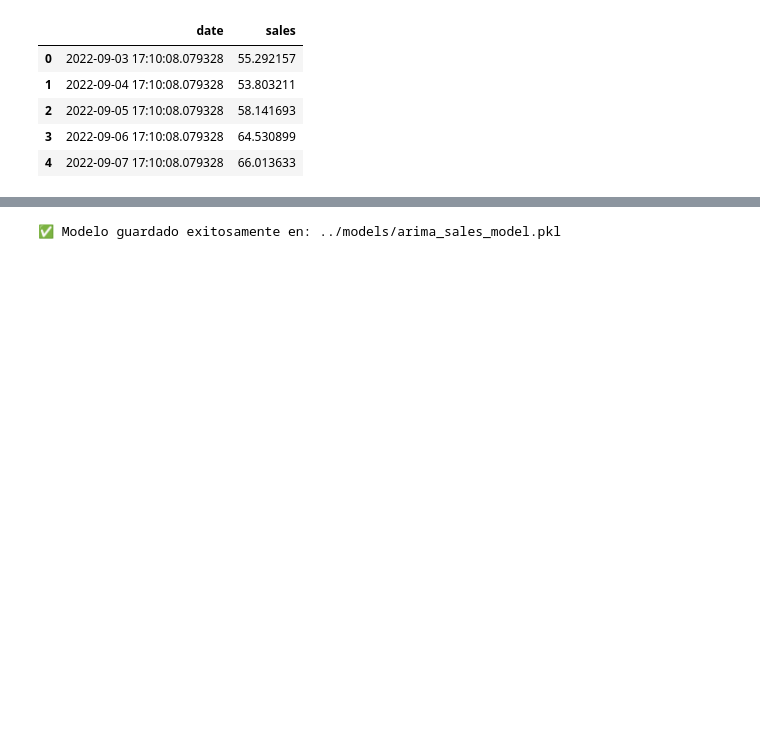
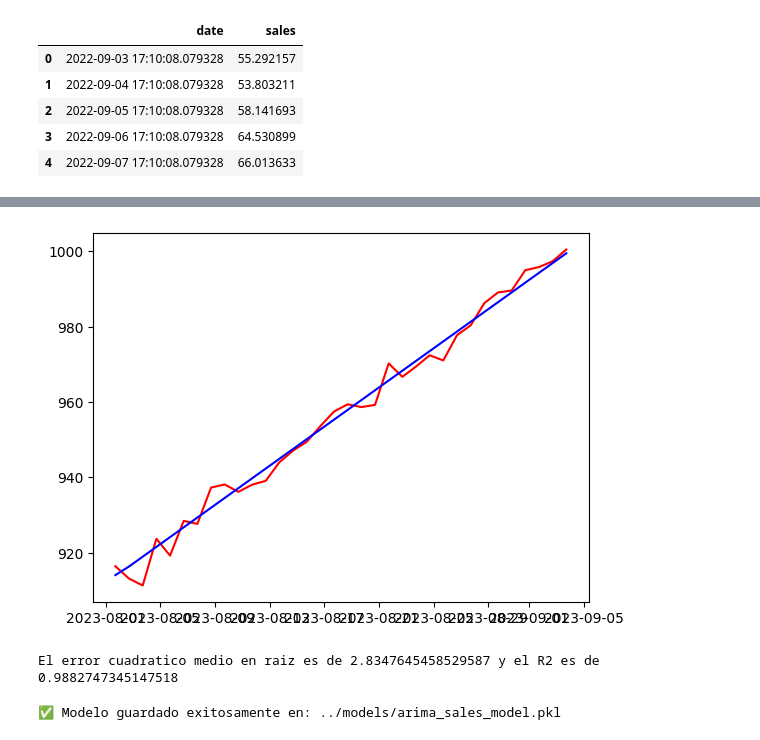
Before and after one commit to 4GeeksAcademy/series_de_tiempo_alternativoMgF, a Jupyter notebook: src/explore.ipynb, the cells around one changed output, grey strips where cells are left out. Drawn from its saved outputs; the diff is of its cells as text; code cells hidden in the pictures; blank space fills up the shorter version.

```diff
--- a/src/explore.ipynb
+++ b/src/explore.ipynb
@@ -153,0 +103,4 @@ Raíz del Error Cuadrático Medio (RMSE): 2.7297
+# %%
+from pmdarima import auto_arima
+
+model = auto_arima(df_train,seasonal=False,trace=True)
@@ -153,0 +124,3 @@ Raíz del Error Cuadrático Medio (RMSE): 2.7297
+# %%
+sales_pred = model.predict(34)
+sales_pred
@@ -154,3 +145,18 @@ Raíz del Error Cuadrático Medio (RMSE): 2.7297
+# %%
+plt.plot(df_test,color='red')
+plt.plot(sales_pred,color='blue')
+plt.show()
+# %% [output]
+[figure, added]
+# %%
+from sklearn.metrics import root_mean_squared_error, r2_score
+
+error_2 = root_mean_squared_error(df_test,sales_pred)
+r2 = r2_score(df_test,sales_pred)
+
+print(f'El error cuadratico medio en raiz es de {error_2} y el R2 es de {r2}')
+# %% [output]
+El error cuadratico medio en raiz es de 2.8347645458529587 y el R2 es de 0.9882747345147518
 # %%
 import pickle
 import os
```
Also changed, not shown: parts of 19 cells of this notebook, 1 other file.
